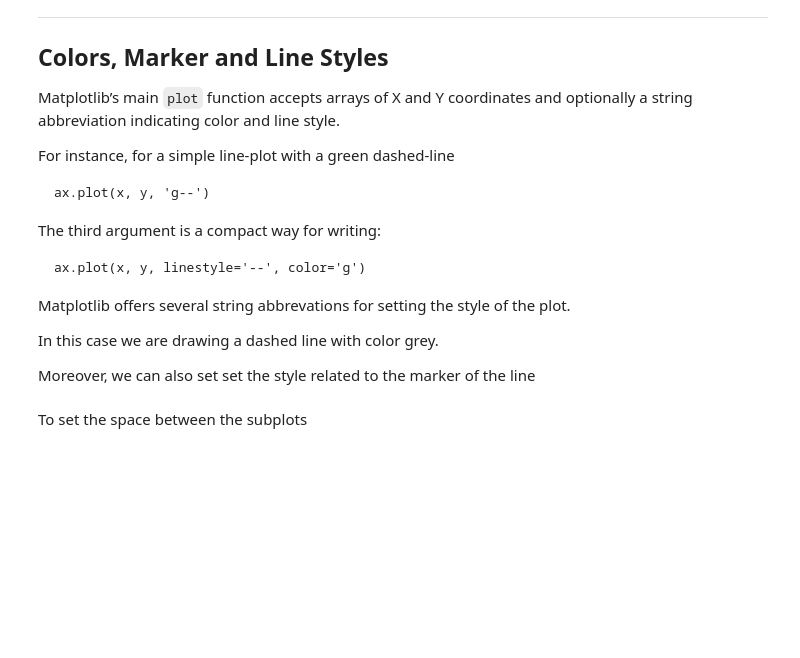
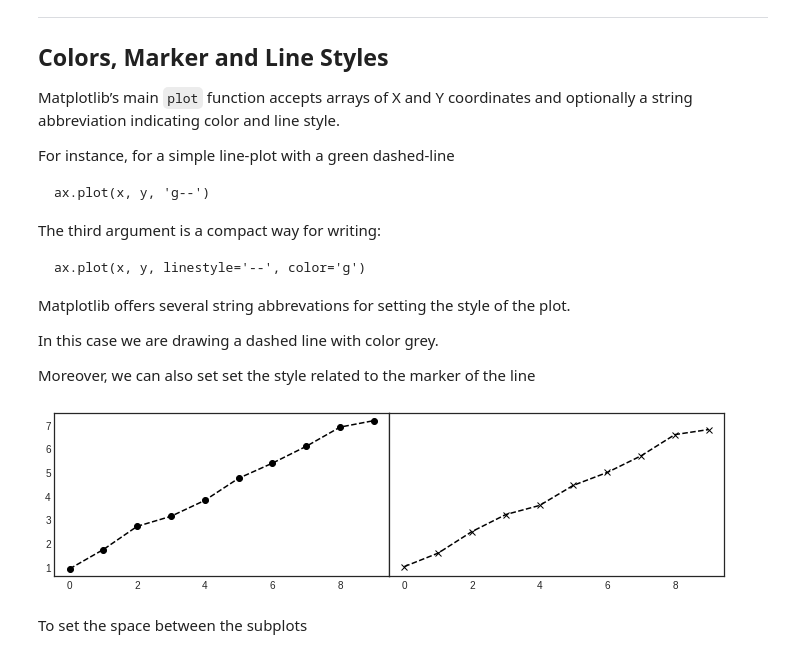
Before and after one commit to acalio/Data-Mining-Course, a Jupyter notebook: Lecture 2-3/Lecture2.ipynb, the cells around one changed output. Cells and saved outputs as stored; diff of their text form; code cells hidden in the pictures; blank space fills up the shorter version.

```diff
--- a/Lecture 2-3/Lecture2.ipynb
+++ b/Lecture 2-3/Lecture2.ipynb
@@ -2195,9 +2845,13 @@ In this case we are drawing a dashed line with color grey.
 Moreover, we can also set set the style related to the marker of the line
 # %%
 fig, axes = plt.subplots(1,2, sharey=True, sharex=True)
+plt.subplots_adjust(wspace=0, hspace=0)
+
 fig.set_size_inches(12,3)
 axes[0].plot(np.random.random(10).cumsum(), 'ko--')
-_ = axes[1].plot(np.random.random(10).cumsum(), linestyle='dashed', color='k', marker='o')
+_ = axes[1].plot(np.random.random(10).cumsum(), linestyle='dashed', color='k', marker='x')
+# %% [output]
+[figure, added]
 # %% [markdown]
 To  set the space between the subplots
 # %%
```
Also changed, not shown: parts of 105 cells of this notebook, 12 other files.
